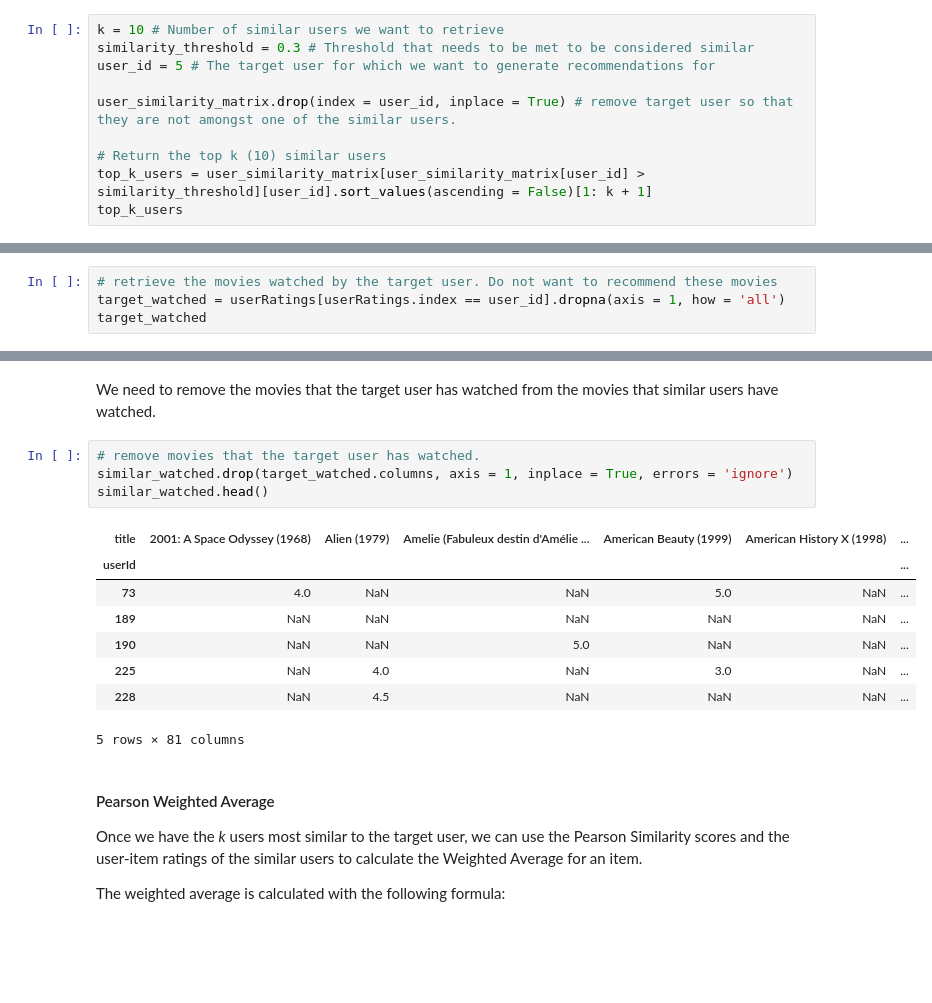
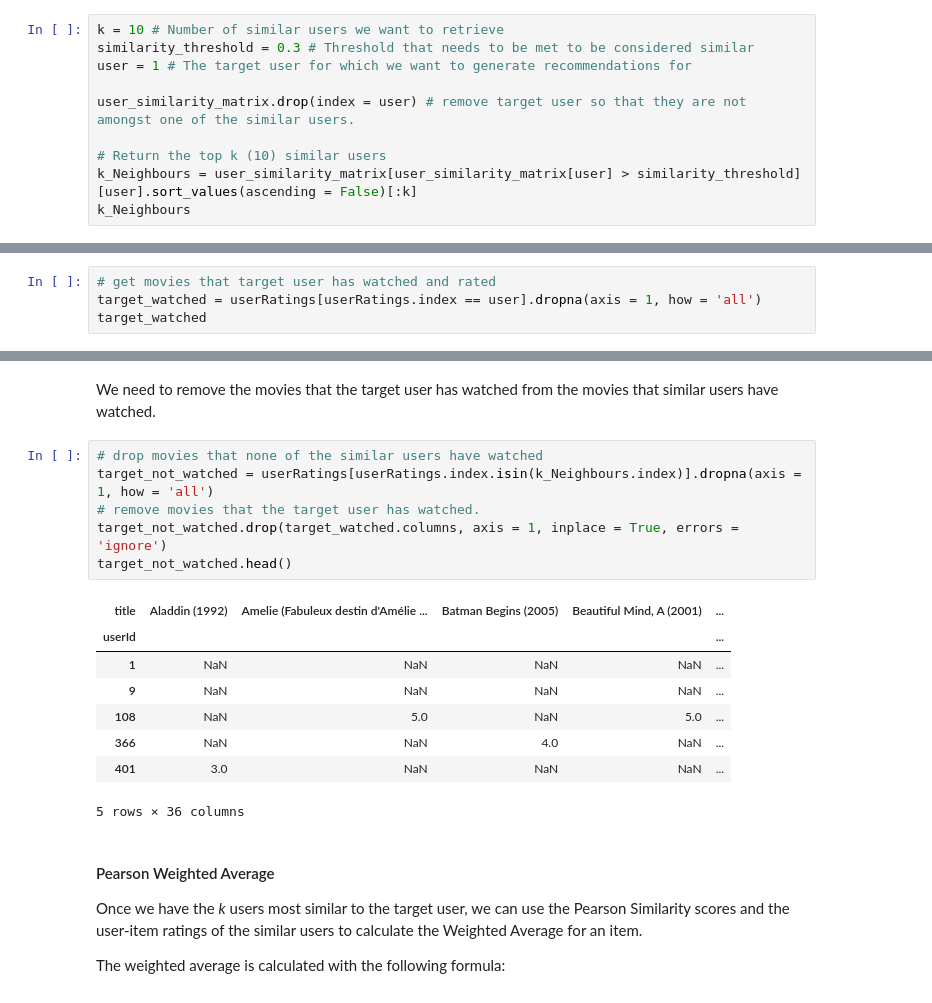
Before and after one commit to zhikaichen99/RecommenderSystems, a Jupyter notebook: collaborative-filtering.ipynb, the cells around one changed output, grey strips where cells are left out. Saved outputs shown, nothing was run; the diff lists cells and outputs as text; blank space fills up the shorter version.

```diff
--- a/collaborative-filtering.ipynb
+++ b/collaborative-filtering.ipynb
@@ -112,12 +108,12 @@ We need to define the top *k* users similar to the target user. Additionally we
 # %%
 k = 10 # Number of similar users we want to retrieve
 similarity_threshold = 0.3 # Threshold that needs to be met to be considered similar
-user_id = 5 # The target user for which we want to generate recommendations for
+user = 1 # The target user for which we want to generate recommendations for
 
-user_similarity_matrix.drop(index = user_id, inplace = True) # remove target user so that they are not amongst one of the similar users.
+user_similarity_matrix.drop(index = user) # remove target user so that they are not amongst one of the similar users.
 
 # Return the top k (10) similar users
-top_k_users = user_similarity_matrix[user_similarity_matrix[user_id] > similarity_threshold][user_id].sort_values(ascending = False)[1: k + 1]
-top_k_users
+k_Neighbours = user_similarity_matrix[user_similarity_matrix[user] > similarity_threshold][user].sort_values(ascending = False)[:k]
+k_Neighbours
 # %% [output]
 userId
@@ -135,7 +131,7 @@ Name: 5, dtype: float64
 # %% [markdown]
 Remove movies that our target user has already seen and keep movies that similar users have watched.
 # %%
-# retrieve the movies watched by the target user. Do not want to recommend these movies
-target_watched = userRatings[userRatings.index == user_id].dropna(axis = 1, how = 'all')
+# get movies that target user has watched and rated
+target_watched = userRatings[userRatings.index == user].dropna(axis = 1, how = 'all')
 target_watched
 # %% [output]
@@ -159,18 +142,20 @@ similar_watched.head()
 # %% [markdown]
 We need to remove the movies that the target user has watched from the movies that similar users have watched.
 # %%
+# drop movies that none of the similar users have watched
+target_not_watched = userRatings[userRatings.index.isin(k_Neighbours.index)].dropna(axis = 1, how = 'all')
 # remove movies that the target user has watched.
-similar_watched.drop(target_watched.columns, axis = 1, inplace = True, errors = 'ignore')
-similar_watched.head()
+target_not_watched.drop(target_watched.columns, axis = 1, inplace = True, errors = 'ignore')
+target_not_watched.head()
 # %% [output]
-| title | 2001: A Space Odyssey (1968) | Alien (1979) | Amelie (Fabuleux destin d'Amélie ... | American Beauty (1999) | American History X (1998) | ... |
-| userId |  |  |  |  |  | ... |
-| 73 | 4.0 | NaN | NaN | 5.0 | NaN | ... |
-| 189 | NaN | NaN | NaN | NaN | NaN | ... |
-| 190 | NaN | NaN | 5.0 | NaN | NaN | ... |
-| 225 | NaN | 4.0 | NaN | 3.0 | NaN | ... |
-| 228 | NaN | 4.5 | NaN | NaN | NaN | ... |
+| title | Aladdin (1992) | Amelie (Fabuleux destin d'Amélie ... | Batman Begins (2005) | Beautiful Mind, A (2001) | ... |
+| userId |  |  |  |  | ... |
+| 1 | NaN | NaN | NaN | NaN | ... |
+| 9 | NaN | NaN | NaN | NaN | ... |
+| 108 | NaN | 5.0 | NaN | 5.0 | ... |
+| 366 | NaN | NaN | 4.0 | NaN | ... |
+| 401 | 3.0 | NaN | NaN | NaN | ... |
-5 rows × 81 columns
+5 rows × 36 columns
 # %% [markdown]
 #### Pearson Weighted Average
 
```
Also changed, not shown: parts of 12 cells of this notebook.
